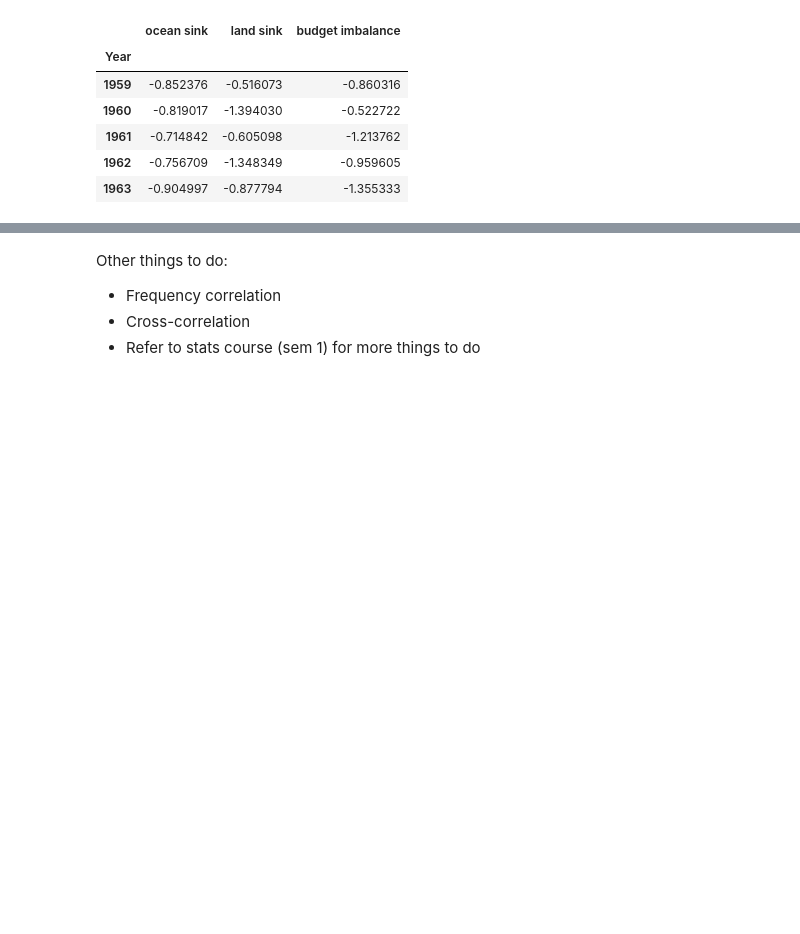
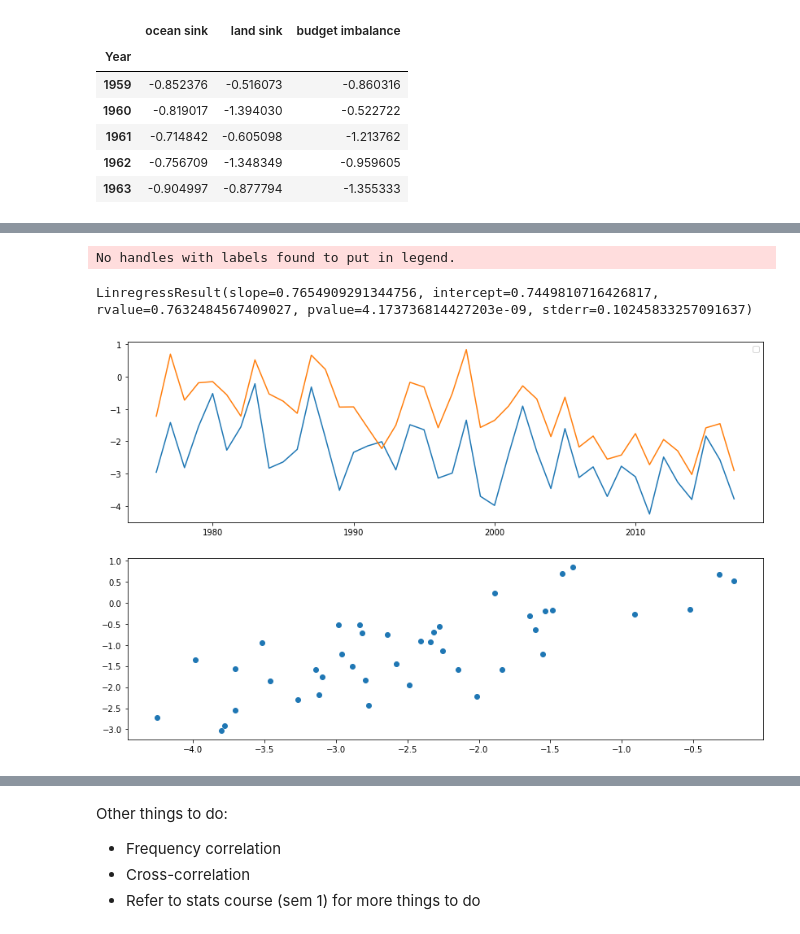
Before and after one commit to rursino/carbon-cycle-feedbacks, a Jupyter notebook: Peylin_flux/Notebooks/model_evaluation.ipynb, the cells around one changed output, grey strips where cells are left out. Drawn from its saved outputs; the diff is of its cells as text; code cells hidden in the pictures; blank space fills up the shorter version.

Commit message:
Evaluation of inv models to GCP, freq analysis

```diff
--- a/Peylin_flux/Notebooks/model_evaluation.ipynb
+++ b/Peylin_flux/Notebooks/model_evaluation.ipynb
@@ -130,9 +132,12 @@ GCB.head()
 | 1962 | -0.756709 | -1.348349 | -0.959605 |
 | 1963 | -0.904997 | -0.877794 | -1.355333 |
 # %%
-plt.figure(figsize=(14,9))
-plt.subplot(211).plot(GCB.loc[1976:].index, GCB.loc[1976:]["land sink"])
-plt.subplot(211).plot(GCB.loc[1976:].index, JENA_s76.Earth_Land)
-plt.legend()
-plt.subplot(212).scatter(GCB.loc[1976:]["land sink"], JENA_s76.Earth_Land)
-stats.linregress(GCB.loc[1976:]["land sink"], JENA_s76.Earth_Land)[2]
+def model_GCP_evaluation(model, sink="land sink"):
+
+    plt.figure(figsize=(14,9))
+    plt.subplot(211).plot(model.index, GCB.loc[model.index][sink])
+    plt.subplot(211).plot(model.index, model.Earth_Land)
+    plt.legend()
+    plt.subplot(212).scatter(GCB.loc[model.index][sink], model.Earth_Land)
+
+    return stats.linregress(GCB.loc[model.index][sink], model.Earth_Land)
@@ -143,0 +144,6 @@ Adding an axes using the same arguments as a previous axes currently reuses the
+# %%
+model_GCP_evaluation(JENA_s76)
+# %% [output]
+No handles with labels found to put in legend.
+LinregressResult(slope=0.7654909291344756, intercept=0.7449810716426817, rvalue=0.7632484567409027, pvalue=4.173736814427203e-09, stderr=0.10245833257091637)
+[figure, added]
```
Also changed, not shown: parts of 5 cells of this notebook.
